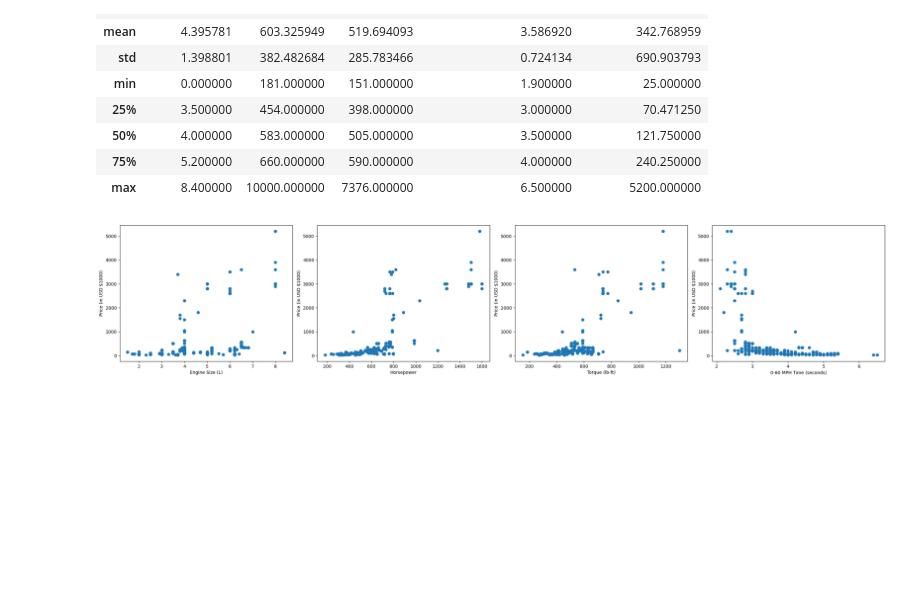
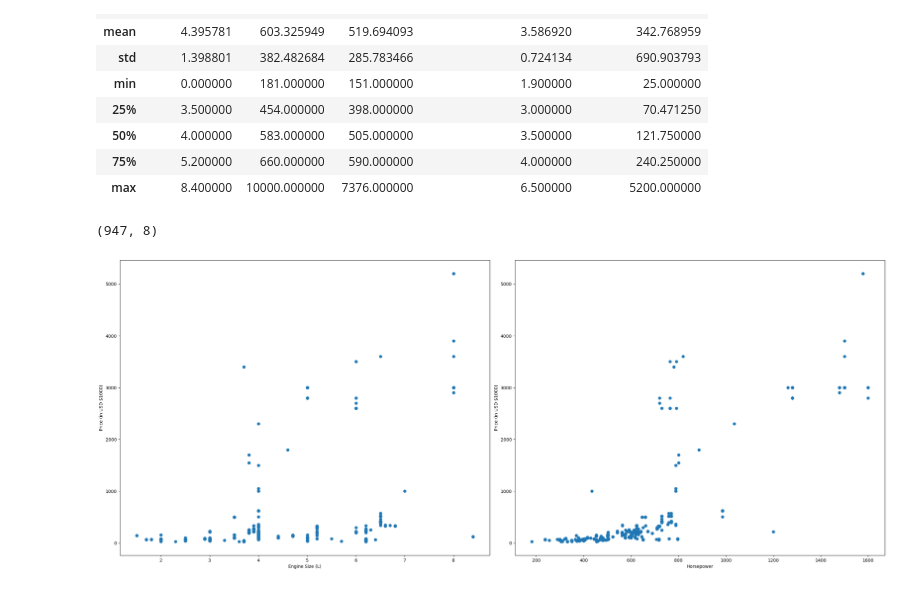
Before and after one commit to edwardoh7/wk09_fourthplace, a Jupyter notebook: Edward_notebook.ipynb, the cells around one changed output. Drawn from its saved outputs; the diff is of its cells as text; code cells hidden in the pictures; blank space fills up the shorter version.

```diff
--- a/Edward_notebook.ipynb
+++ b/Edward_notebook.ipynb
@@ -107,22 +110,21 @@ df[['Engine Size (L)', 'Horsepower', 'Torque (lb-ft)', '0-60 MPH Time (seconds)'
 #Drop outlier of horsepower >2000, Torque >2000
 indexAge = df[ (df['Horsepower'] > 2000) | (df['Torque (lb-ft)'] > 2000) ].index
 df.drop(indexAge , inplace=True)
+# %%
+df.shape
+# %% [output]
+(947, 8)
 # %%
 y = df['Price (in USD $1000)']
-fig, ax = plt.subplots(1,4, figsize = (25,5))
+fig, ax = plt.subplots(1,2, figsize = (25,10))
 ax[0].scatter(df['Engine Size (L)'], y)
 ax[0].set_xlabel('Engine Size (L)')
 ax[0].set_ylabel('Price (in USD $1000)')
 ax[1].scatter(df['Horsepower'], y)
 ax[1].set_xlabel('Horsepower')
 ax[1].set_ylabel('Price (in USD $1000)')
-ax[2].scatter(df['Torque (lb-ft)'], y)
-ax[2].set_xlabel('Torque (lb-ft)')
-ax[2].set_ylabel('Price (in USD $1000)')
-ax[3].scatter(df['0-60 MPH Time (seconds)'], y)
-ax[3].set_xlabel('0-60 MPH Time (seconds)')
-ax[3].set_ylabel('Price (in USD $1000)')
+
 fig.tight_layout(pad=1)
 plt.show()
 # %% [output]
-[figure, old version]
+[figure, new version]
```
Also changed, not shown: parts of 17 cells of this notebook.
